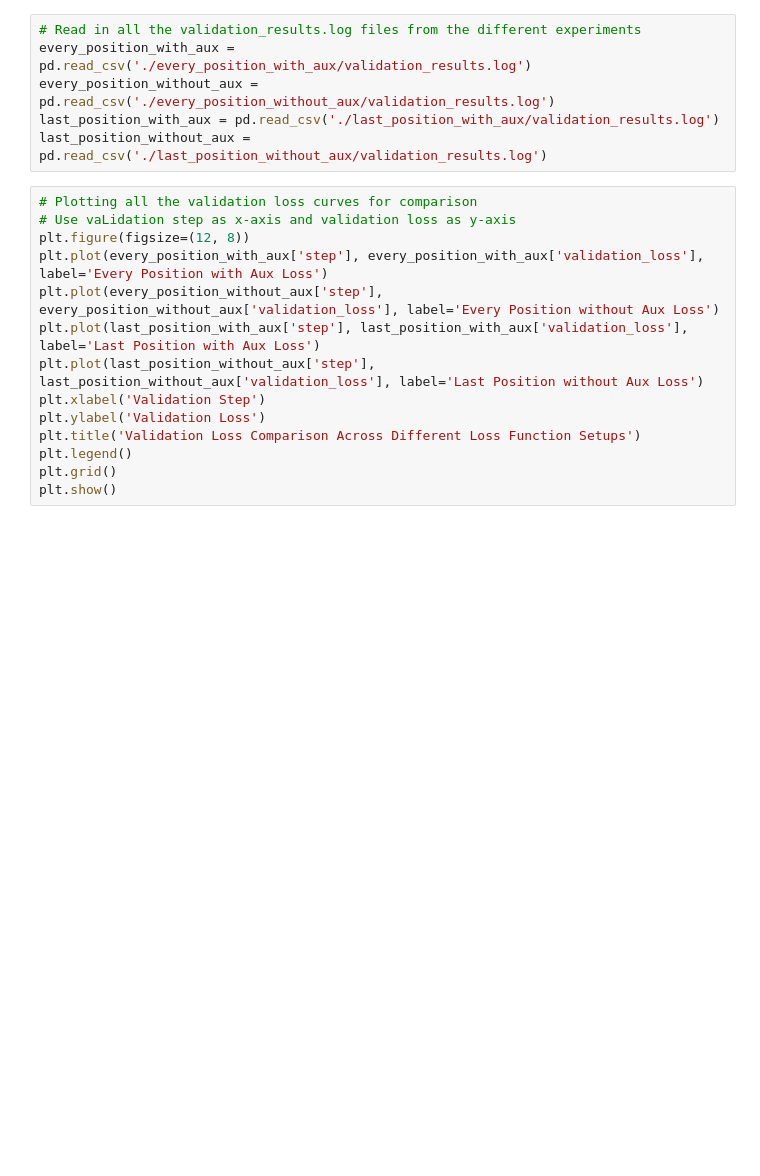
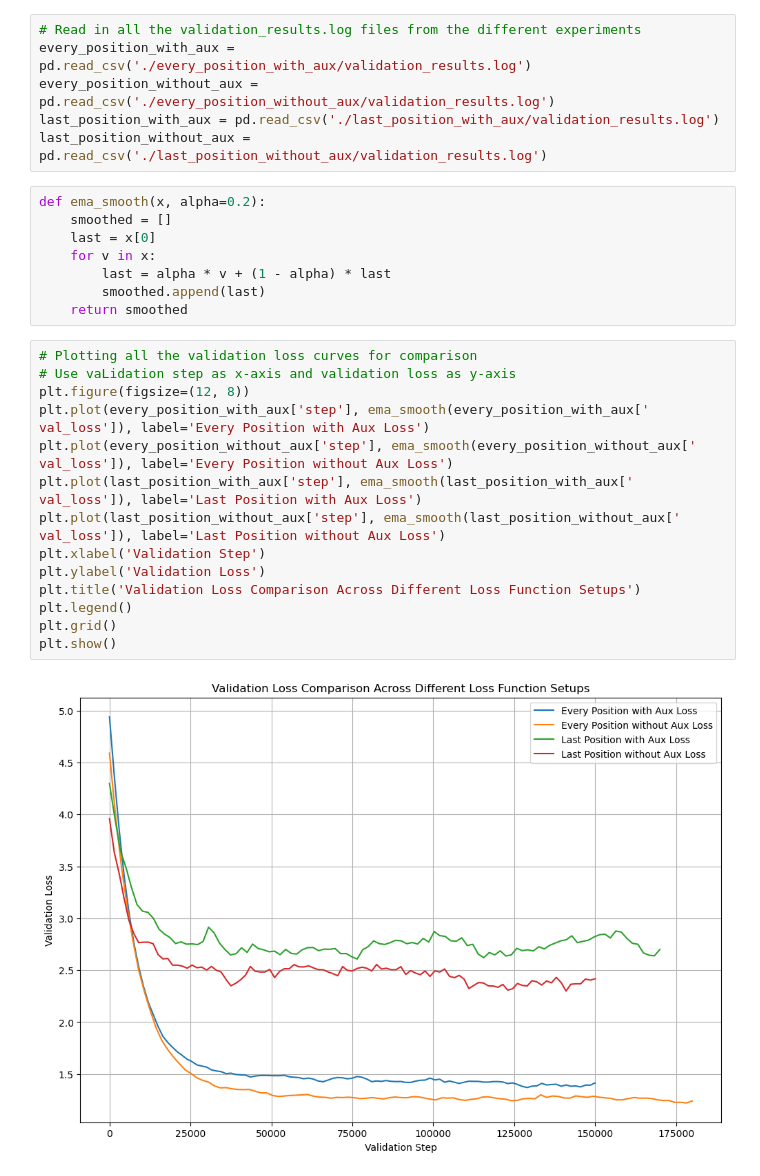
Before and after one commit to robbiechia/character_LLM, a Jupyter notebook: ablations/1.loss_function/results_comparison.ipynb, the cells around one changed output. Cells and saved outputs as stored; diff of their text form; blank space fills up the shorter version.

```diff
--- a/ablations/1.loss_function/results_comparison.ipynb
+++ b/ablations/1.loss_function/results_comparison.ipynb
@@ -7,20 +7,30 @@ every_position_with_aux = pd.read_csv('./every_position_with_aux/validation_resu
 every_position_without_aux = pd.read_csv('./every_position_without_aux/validation_results.log')
 last_position_with_aux = pd.read_csv('./last_position_with_aux/validation_results.log')
 last_position_without_aux = pd.read_csv('./last_position_without_aux/validation_results.log')
+# %%
+def ema_smooth(x, alpha=0.2):
+    smoothed = []
+    last = x[0]
+    for v in x:
+        last = alpha * v + (1 - alpha) * last
+        smoothed.append(last)
+    return smoothed
 # %%
 # Plotting all the validation loss curves for comparison
 # Use vaLidation step as x-axis and validation loss as y-axis
 plt.figure(figsize=(12, 8))
-plt.plot(every_position_with_aux['step'], every_position_with_aux['validation_loss'], label='Every Position with Aux Loss')
-plt.plot(every_position_without_aux['step'], every_position_without_aux['validation_loss'], label='Every Position without Aux Loss')
-plt.plot(last_position_with_aux['step'], last_position_with_aux['validation_loss'], label='Last Position with Aux Loss')
-plt.plot(last_position_without_aux['step'], last_position_without_aux['validation_loss'], label='Last Position without Aux Loss')
+plt.plot(every_position_with_aux['step'], ema_smooth(every_position_with_aux[' val_loss']), label='Every Position with Aux Loss')
+plt.plot(every_position_without_aux['step'], ema_smooth(every_position_without_aux[' val_loss']), label='Every Position without Aux Loss')
+plt.plot(last_position_with_aux['step'], ema_smooth(last_position_with_aux[' val_loss']), label='Last Position with Aux Loss')
+plt.plot(last_position_without_aux['step'], ema_smooth(last_position_without_aux[' val_loss']), label='Last Position without Aux Loss')
 plt.xlabel('Validation Step')
 plt.ylabel('Validation Loss')
 plt.title('Validation Loss Comparison Across Different Loss Function Setups')
 plt.legend()
 plt.grid()
 plt.show()
+# %% [output]
+[figure, added]
 # %%
 # Plotting all the validation accuracy curves for comparison
 plt.figure(figsize=(12, 8))
```
Also changed, not shown: parts of 2 cells of this notebook.
